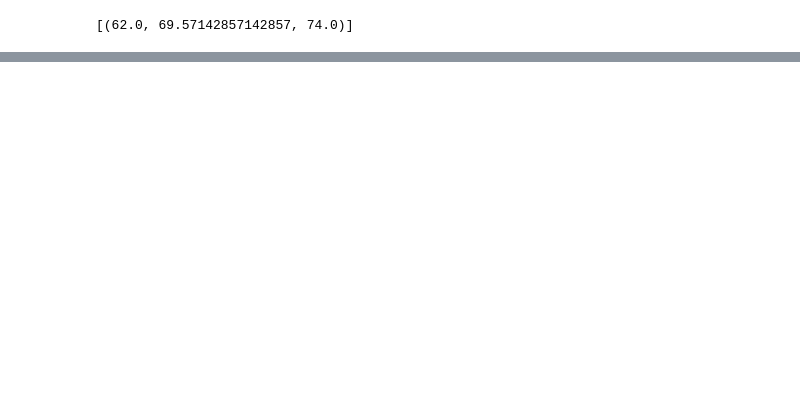
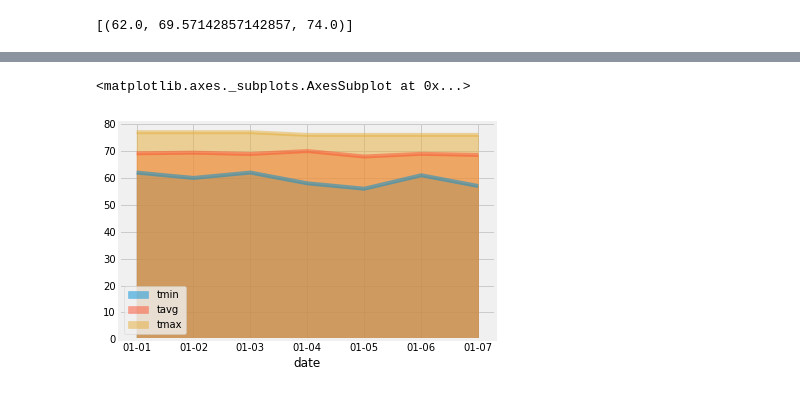
Before and after one commit to ange-wang/sqlalchemy-challenge, a Jupyter notebook: climate.ipynb, the cells around one changed output, grey strips where cells are left out. Drawn from its saved outputs; the diff is of its cells as text; code cells hidden in the pictures; blank space fills up the shorter version.

```diff
--- a/climate.ipynb
+++ b/climate.ipynb
@@ -224,7 +253,7 @@ def daily_normals(date):
 
     """
 
-    sel = [func.min(Measurement.tobs), func.avg(Measurement.tobs), func.max(Measurement.tobs)]
-    return session.query(*sel).filter(func.strftime("%m-%d", Measurement.date) == date).all()
+    sel = [func.min(Measure.tobs), func.avg(Measure.tobs), func.max(Measure.tobs)]
+    return session.query(*sel).filter(func.strftime("%m-%d", Measure.date) == date).all()
 
 daily_normals("01-01")
@@ -231,7 +262,23 @@ daily_normals("01-01")
 # %%
+dates = pd.date_range('2018-01-01','2018-01-07',
+              freq='D').strftime("%m-%d").tolist()
+dates
 # calculate the daily normals for your trip
 # push each tuple of calculations into a list called `normals`
+normals = []
+for day in dates:
+    _dict = {}
+    x = daily_normals(day)
 
+    _dict['date'] = day
+    _dict['tmin'] = x[0][0]
+    _dict['tavg'] = x[0][1]
+    _dict['tmax'] = x[0][2]
+
+    normals.append(_dict)
+normals
+# zip = list(zip(dates,normals))
+# zip
 # Set the start and end date of the trip
 
 # Use the start and end date to create a range of dates
@@ -242,2 +297,5 @@ daily_normals("01-01")
 # %%
 # Load the previous query results into a Pandas DataFrame and add the `trip_dates` range as the `date` index
+df = pd.DataFrame(normals)
+index = df.set_index('date')
+index
@@ -244,2 +312,6 @@ daily_normals("01-01")
 # %%
 # Plot the daily normals as an area plot with `stacked=False`
+index.plot.area(stacked=False)
+# %% [output]
+<matplotlib.axes._subplots.AxesSubplot at 0x...>
+[figure, added]
```
Also changed, not shown: parts of 8 cells of this notebook.
